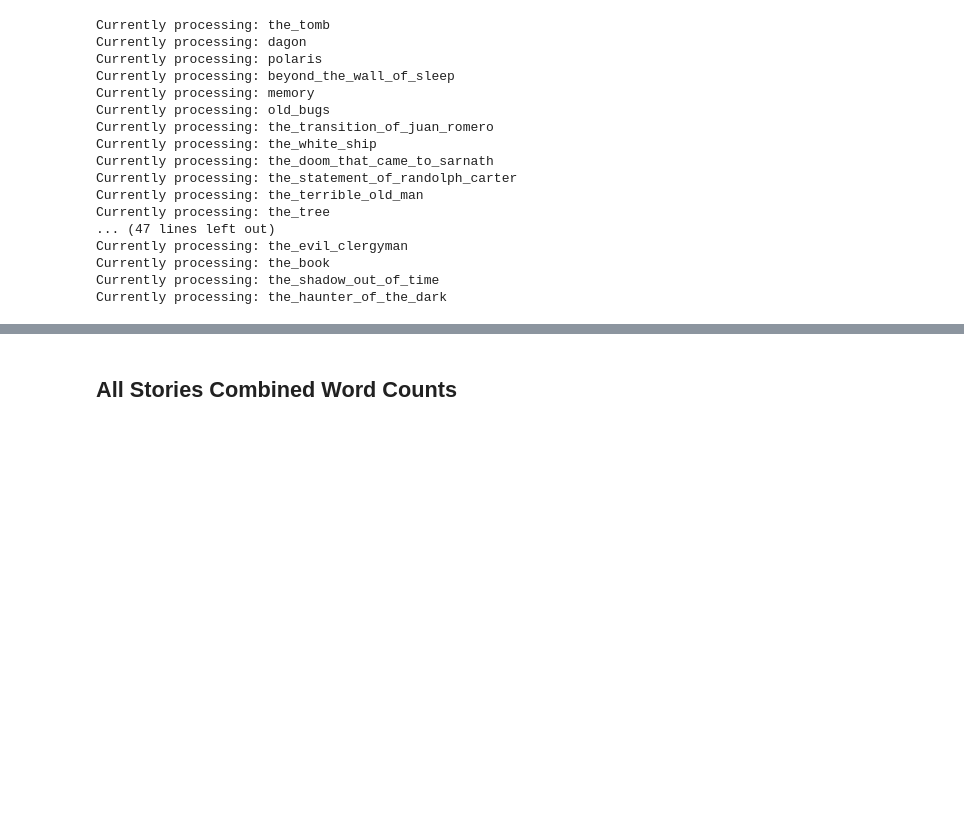
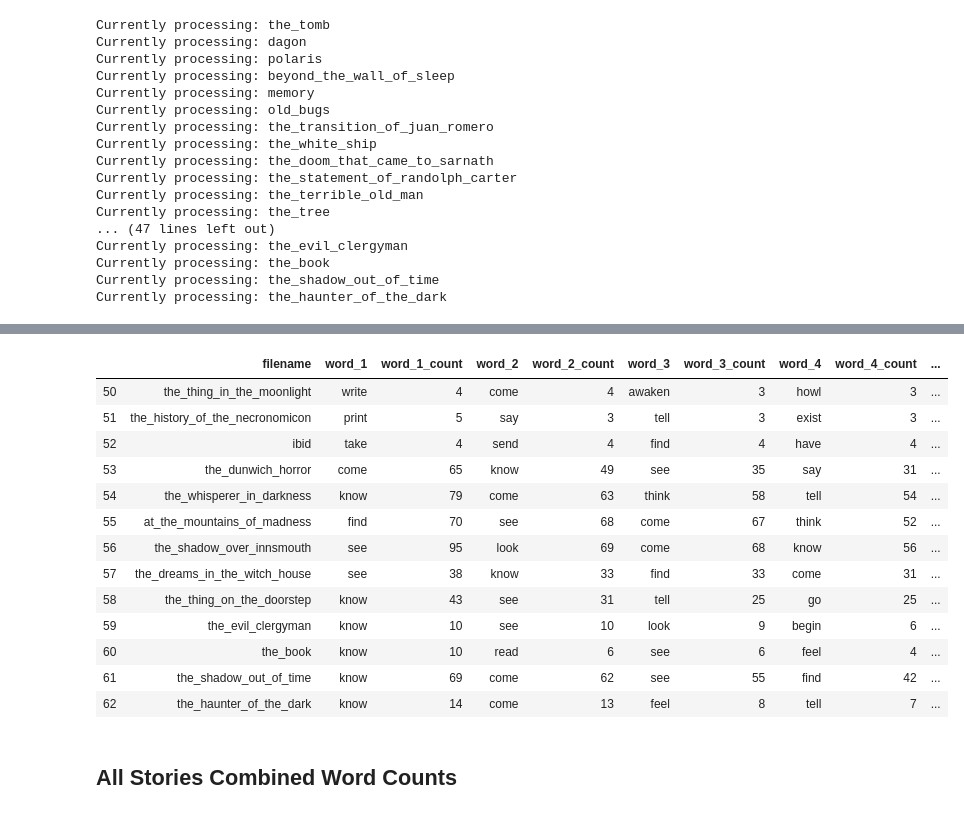
Before and after one commit to MatePocs/lovecraft, a Jupyter notebook: basic_nlp_analysis.ipynb, the cells around one changed output, grey strips where cells are left out. Cells and saved outputs as stored; diff of their text form; code cells hidden in the pictures; blank space fills up the shorter version.

```diff
--- a/basic_nlp_analysis.ipynb
+++ b/basic_nlp_analysis.ipynb
@@ -983,3 +1005,20 @@ adj_counts[:50]
+# %%
+verb_counts[50:]
+# %% [output]
+|  | filename | word_1 | word_1_count | word_2 | word_2_count | word_3 | word_3_count | word_4 | word_4_count | ... |
+| 50 | the_thing_in_the_moonlight | write | 4 | come | 4 | awaken | 3 | howl | 3 | ... |
+| 51 | the_history_of_the_necronomicon | print | 5 | say | 3 | tell | 3 | exist | 3 | ... |
+| 52 | ibid | take | 4 | send | 4 | find | 4 | have | 4 | ... |
+| 53 | the_dunwich_horror | come | 65 | know | 49 | see | 35 | say | 31 | ... |
+| 54 | the_whisperer_in_darkness | know | 79 | come | 63 | think | 58 | tell | 54 | ... |
+| 55 | at_the_mountains_of_madness | find | 70 | see | 68 | come | 67 | think | 52 | ... |
+| 56 | the_shadow_over_innsmouth | see | 95 | look | 69 | come | 68 | know | 56 | ... |
+| 57 | the_dreams_in_the_witch_house | see | 38 | know | 33 | find | 33 | come | 31 | ... |
+| 58 | the_thing_on_the_doorstep | know | 43 | see | 31 | tell | 25 | go | 25 | ... |
+| 59 | the_evil_clergyman | know | 10 | see | 10 | look | 9 | begin | 6 | ... |
+| 60 | the_book | know | 10 | read | 6 | see | 6 | feel | 4 | ... |
+| 61 | the_shadow_out_of_time | know | 69 | come | 62 | see | 55 | find | 42 | ... |
+| 62 | the_haunter_of_the_dark | know | 14 | come | 13 | feel | 8 | tell | 7 | ... |
 # %% [markdown]
 ## All Stories Combined Word Counts
 # %% [markdown]
```
Also changed, not shown: parts of 8 cells of this notebook.
